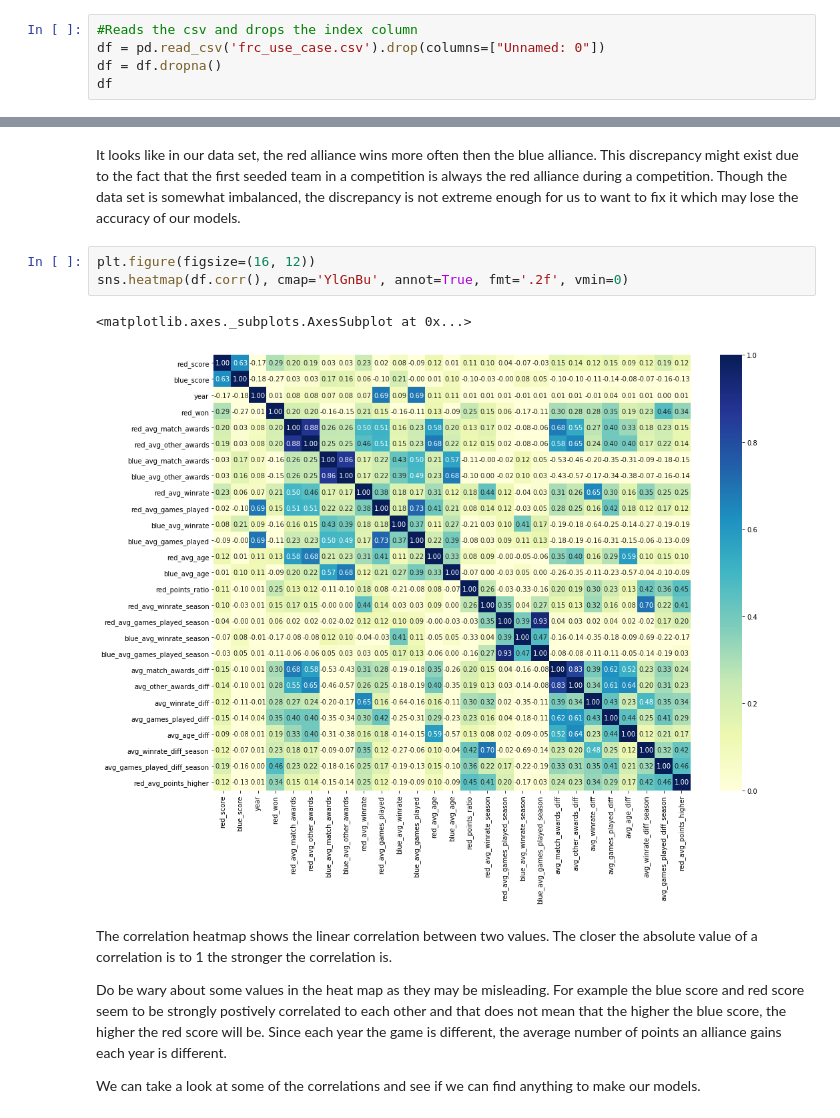
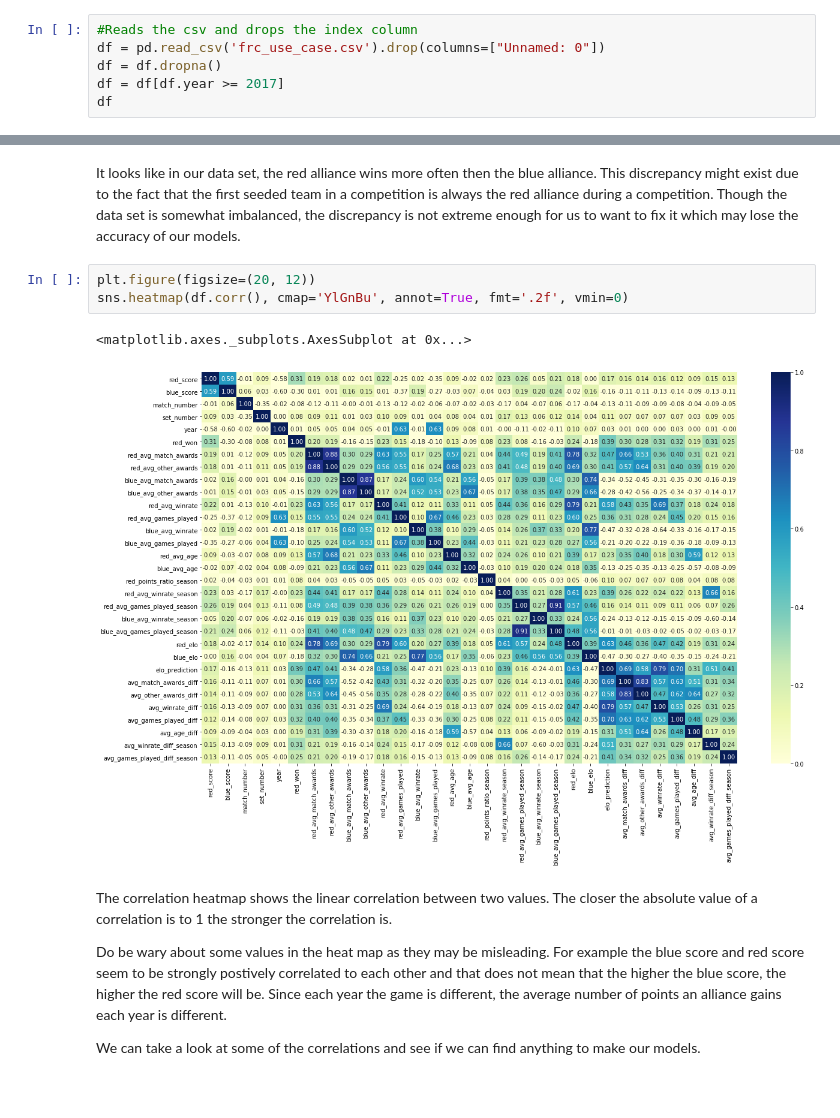
Before and after one commit to Mark-of-JP/FRC-Match-Simulator, a Jupyter notebook: FRC Match Simulator.ipynb, the cells around one changed output, grey strips where cells are left out. Cells and saved outputs as stored; diff of their text form; blank space fills up the shorter version.

```diff
--- a/FRC Match Simulator.ipynb
+++ b/FRC Match Simulator.ipynb
@@ -89,5 +89,6 @@ Here is the result of that code: (Note that if red_won is 1 then the red allianc
 #Reads the csv and drops the index column
 df = pd.read_csv('frc_use_case.csv').drop(columns=["Unnamed: 0"])
 df = df.dropna()
+df = df[df.year >= 2017]
 df
 # %% [output]
@@ -175,11 +176,11 @@ plt.show()
 # %% [markdown]
 It looks like in our data set, the red alliance wins more often then the blue alliance. This discrepancy might exist due to the fact that the first seeded team in a competition is always the red alliance during a competition. Though the data set is somewhat imbalanced, the discrepancy is not extreme enough for us to want to fix it which may lose the accuracy of our models.
 # %%
-plt.figure(figsize=(16, 12))
+plt.figure(figsize=(20, 12))
 sns.heatmap(df.corr(), cmap='YlGnBu', annot=True, fmt='.2f', vmin=0)
 # %% [output]
 <matplotlib.axes._subplots.AxesSubplot at 0x...>
-[figure, old version]
+[figure, new version]
 # %% [markdown]
 The correlation heatmap shows the linear correlation between two values. The closer the absolute value of a correlation is to 1 the stronger the correlation is.
 
```
Also changed, not shown: parts of 12 cells of this notebook, 2 other files.
